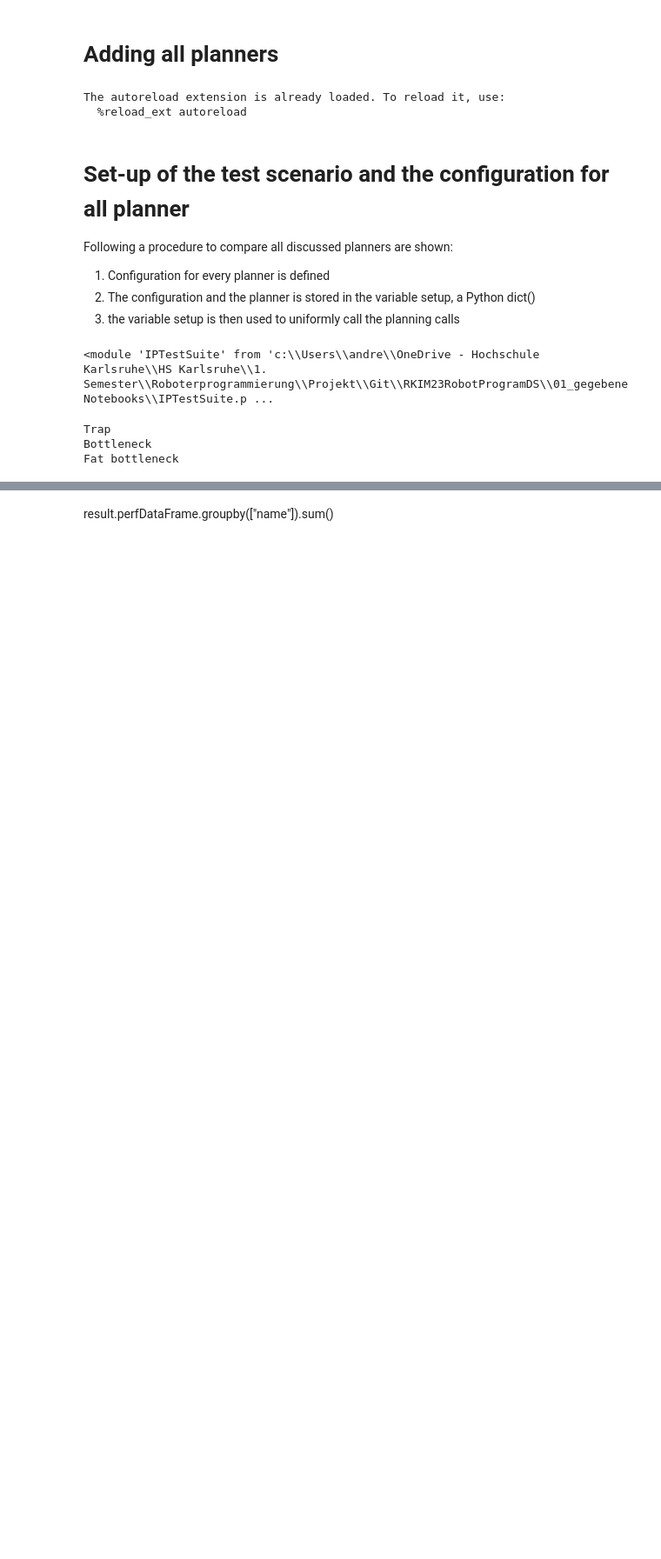
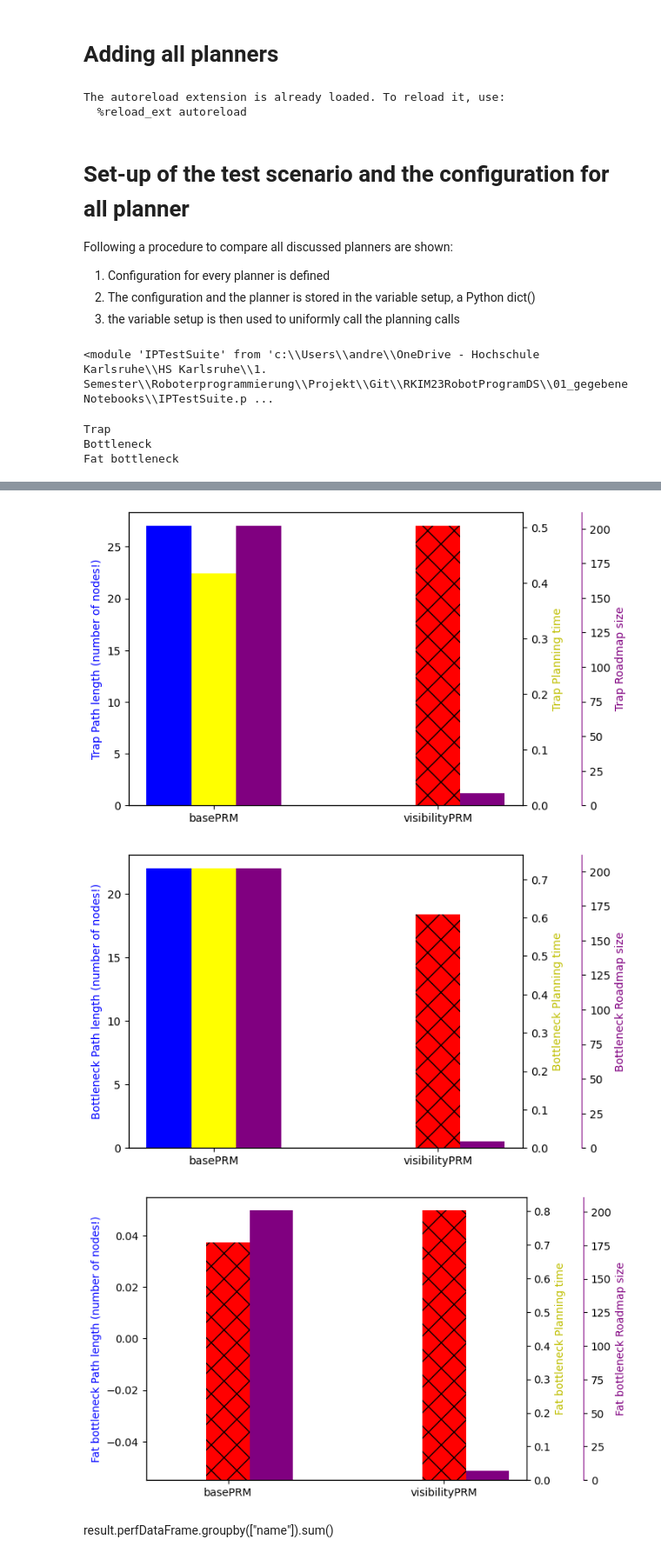
Before and after one commit to maudetroll/RKIM23RobotProgramDS, a Jupyter notebook: 01_gegebeneNotebooks/IP-X-0-Automated_PlanerTest.ipynb, the cells around one changed output, grey strips where cells are left out. Shown at 87% size. Cells and saved outputs as stored; diff of their text form; code cells hidden in the pictures; blank space fills up the shorter version.

```diff
--- a/01_gegebeneNotebooks/IP-X-0-Automated_PlanerTest.ipynb
+++ b/01_gegebeneNotebooks/IP-X-0-Automated_PlanerTest.ipynb
@@ -188,38 +212,42 @@ for bench in testList:
             if result.benchmark.name == bench.name:
                 #print result.benchmark.name  + " - " +  result.plannerFactoryName, len(result.solution)
                 pathLength[result.plannerFactoryName] = len(result.solution)
-                planningTime[result.plannerFactoryName] = result.perfDataFrame.groupby(["name"]).sum(numeric_only=True)["time"]["planPath"]
+                planningTime[result.plannerFactoryName] = result.perfDataFrame.groupby(["name"]).sum(numeric_only=True)["time"]["planRoundPath"]
                 roadmapSize[result.plannerFactoryName] = result.planner.graph.size()
 
 
         fig, ax = plt.subplots()
 
         width = 0.2
 
         ax.bar(np.arange(len(pathLength.keys())), pathLength.values(),width, color="blue")
         ax.set_ylabel(title + " Path length (number of nodes!)", color="blue")
         ax.set_xticks(np.arange(len(pathLength.keys())) + width)
         ax.set_xticklabels(pathLength.keys())
 
         ax2 = ax.twinx()
         bar = ax2.bar(np.arange(len(pathLength.keys()))+width, planningTime.values(),width, color="red")
         ax2.set_ylabel(title + " Planning time", color="y")
 
         # Add coloring and patterns on axis two
         hatches = ['x' if length==0 else '' for length in pathLength.values()]
         color   = ['red' if length==0 else 'yellow' for length in pathLength.values()]
         for i,thisbar in enumerate(bar.patches):
             thisbar.set_facecolor(color[i])
             thisbar.set_hatch(hatches[i])
 
         # Multiple axes
         ax3 = ax.twinx()
         ax3.bar(np.arange(len(pathLength.keys()))+2*width, roadmapSize.values(),width, color="purple")
         ax3.set_ylabel(title + " Roadmap size",  color="purple")
         ax3.spines['right'].set_position(('axes', 1.15))
         ax3.spines['right'].set_color("purple")
     except:
         pass
+# %% [output]
+[figure, added]
+[figure, added]
+[figure, added]
 # %% [markdown]
 result.perfDataFrame.groupby(["name"]).sum()
 # %%
```
Also changed, not shown: parts of 6 cells of this notebook, 5 other files.
